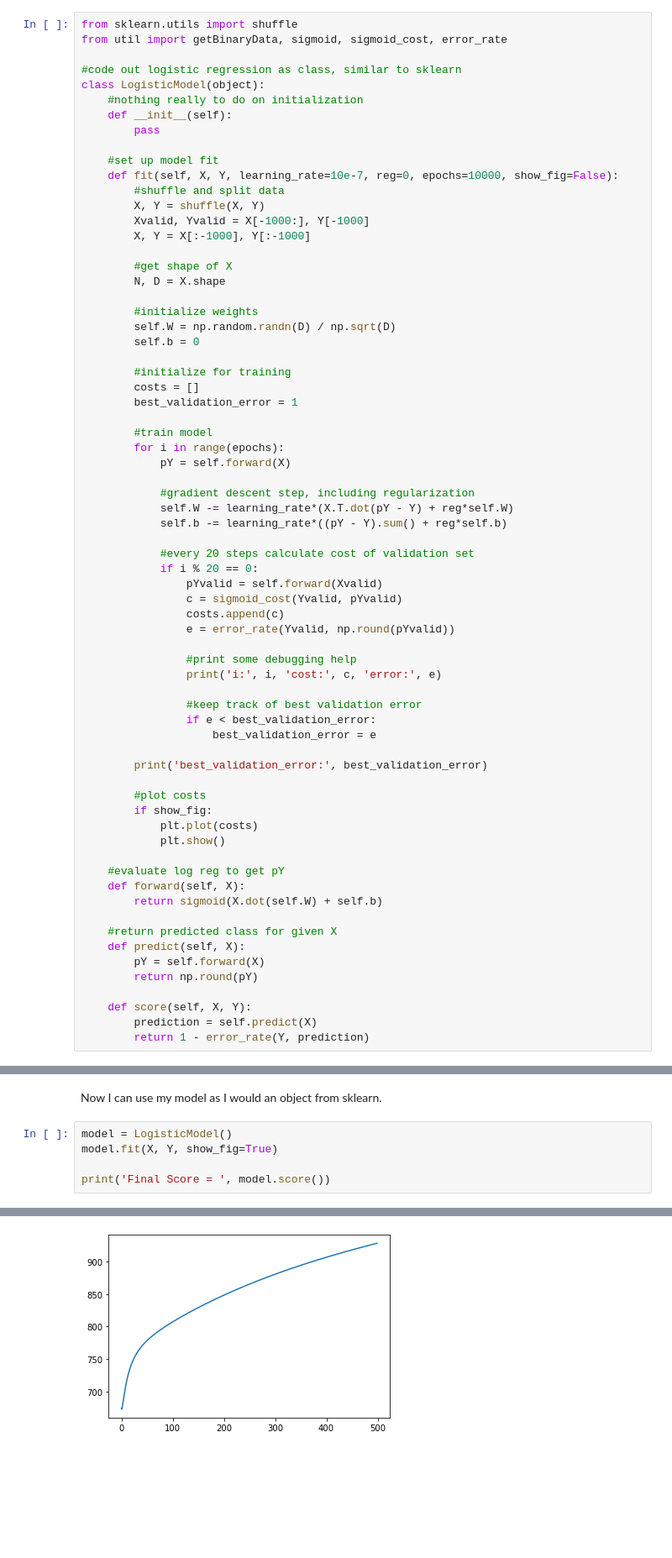
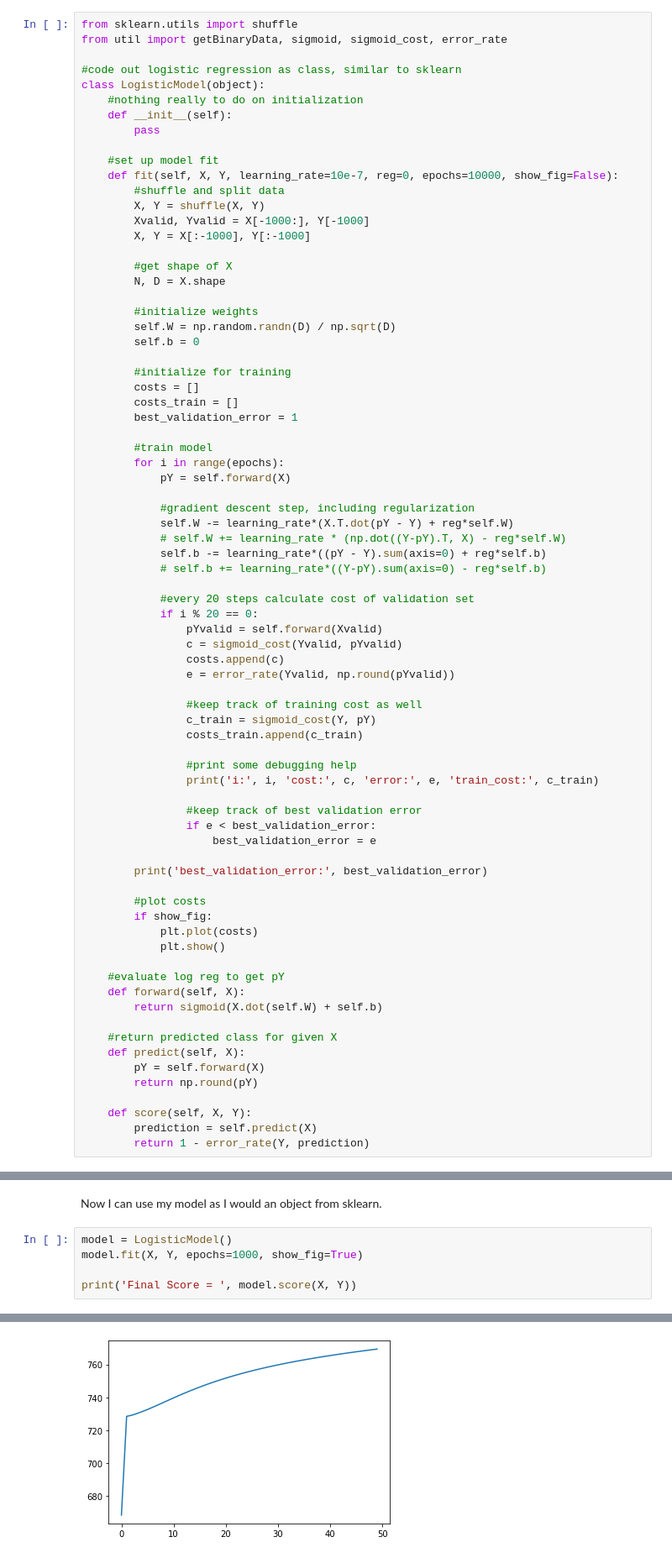
Before and after one commit to mcnewcp/udemy-legistic-regression, a Jupyter notebook: 06-facial-expression-recognition.ipynb, the cells around one changed output, grey strips where cells are left out. Shown: that part at 84% size. Drawn from its saved outputs; the diff is of its cells as text; blank space fills up the shorter version.

```diff
--- a/06-facial-expression-recognition.ipynb
+++ b/06-facial-expression-recognition.ipynb
@@ -102,6 +102,7 @@ class LogisticModel(object):
 
         #initialize for training
         costs = []
+        costs_train = []
         best_validation_error = 1
 
         #train model
@@ -110,7 +111,9 @@ class LogisticModel(object):
 
             #gradient descent step, including regularization
             self.W -= learning_rate*(X.T.dot(pY - Y) + reg*self.W)
-            self.b -= learning_rate*((pY - Y).sum() + reg*self.b)
+            # self.W += learning_rate * (np.dot((Y-pY).T, X) - reg*self.W)
+            self.b -= learning_rate*((pY - Y).sum(axis=0) + reg*self.b)
+            # self.b += learning_rate*((Y-pY).sum(axis=0) - reg*self.b)
 
             #every 20 steps calculate cost of validation set
             if i % 20 == 0:
@@ -119,8 +122,12 @@ class LogisticModel(object):
                 costs.append(c)
                 e = error_rate(Yvalid, np.round(pYvalid))
 
+                #keep track of training cost as well
+                c_train = sigmoid_cost(Y, pY)
+                costs_train.append(c_train)
+
                 #print some debugging help
-                print('i:', i, 'cost:', c, 'error:', e)
+                print('i:', i, 'cost:', c, 'error:', e, 'train_cost:', c_train)
 
                 #keep track of best validation error
                 if e < best_validation_error:
@@ -162,7 +169,7 @@ Y = np.array([0]*len(X0) + [1]*len(X1))
 Now I can use my model as I would an object from sklearn.
 # %%
 model = LogisticModel()
-model.fit(X, Y, show_fig=True)
+model.fit(X, Y, epochs=1000, show_fig=True)
 
-print('Final Score = ', model.score())
+print('Final Score = ', model.score(X, Y))
 # %% [output]
@@ -186 +193 @@ best_validation_error: 0.393
-[figure, old version]
+[figure, new version]
```
Also changed, not shown: parts of 6 cells of this notebook.
